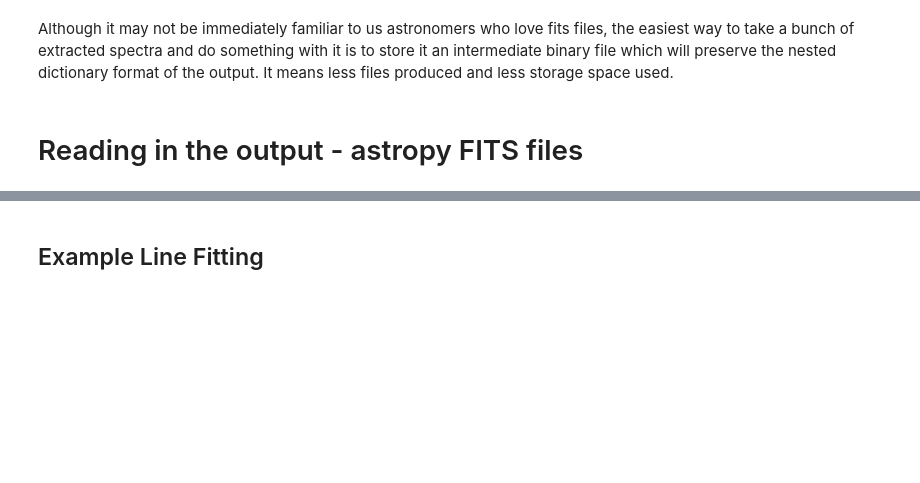
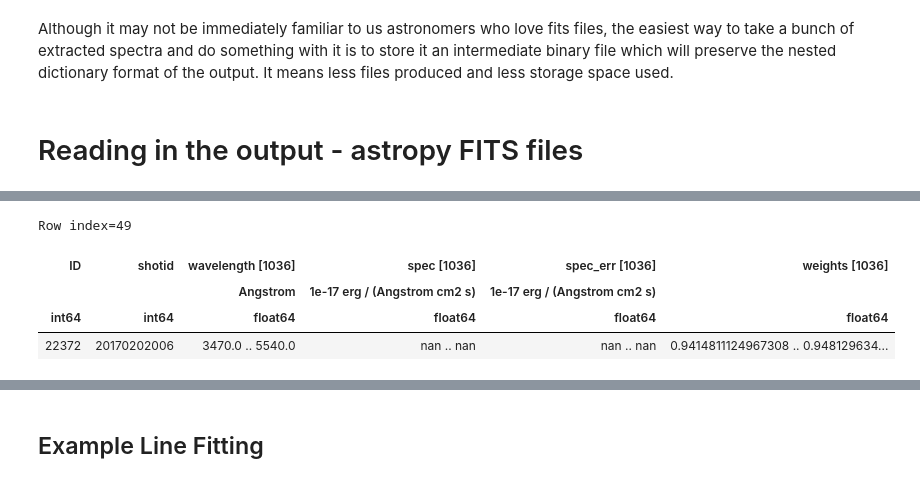
Before and after one commit to HETDEX/hetdex_api, a Jupyter notebook: notebooks/14-Extracting_a_sourcelist.ipynb, the cells around one changed output, grey strips where cells are left out. Drawn from its saved outputs; the diff is of its cells as text; code cells hidden in the pictures; blank space fills up the shorter version.

```diff
--- a/notebooks/14-Extracting_a_sourcelist.ipynb
+++ b/notebooks/14-Extracting_a_sourcelist.ipynb
@@ -129,0 +149,8 @@ source_table.show_in_notebook()
+# %%
+source_table[49]
+# %% [output]
+Row index=49
+| ID | shotid | wavelength [1036] | spec [1036] | spec_err [1036] | weights [1036] |
+|  |  | Angstrom | 1e-17 erg / (Angstrom cm2 s) | 1e-17 erg / (Angstrom cm2 s) |  |
+| int64 | int64 | float64 | float64 | float64 | float64 |
+| 22372 | 20170202006 | 3470.0 .. 5540.0 | nan .. nan | nan .. nan | 0.9414811124967308 .. 0.948129634... |
```
Also changed, not shown: parts of 16 cells of this notebook.
